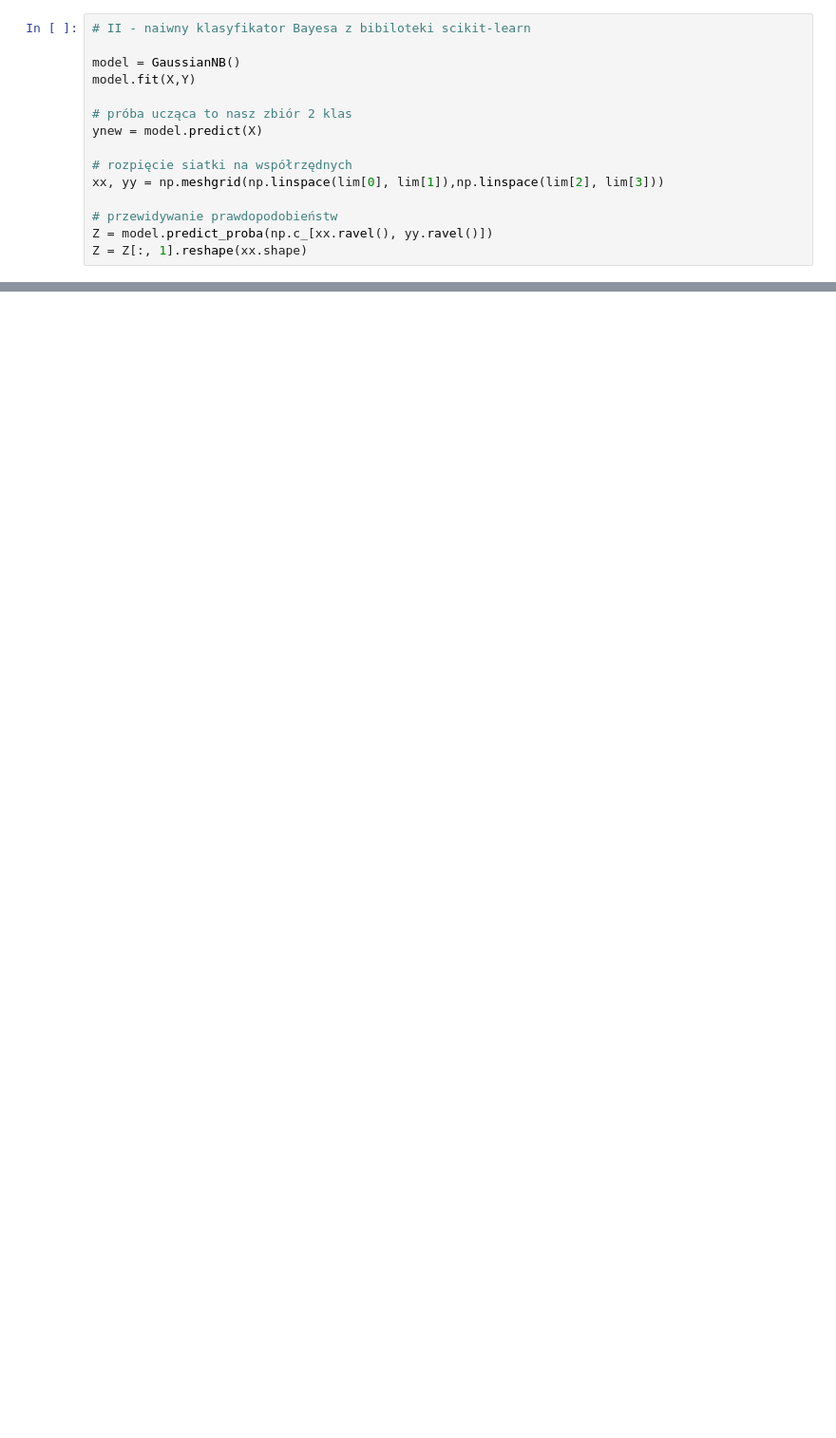
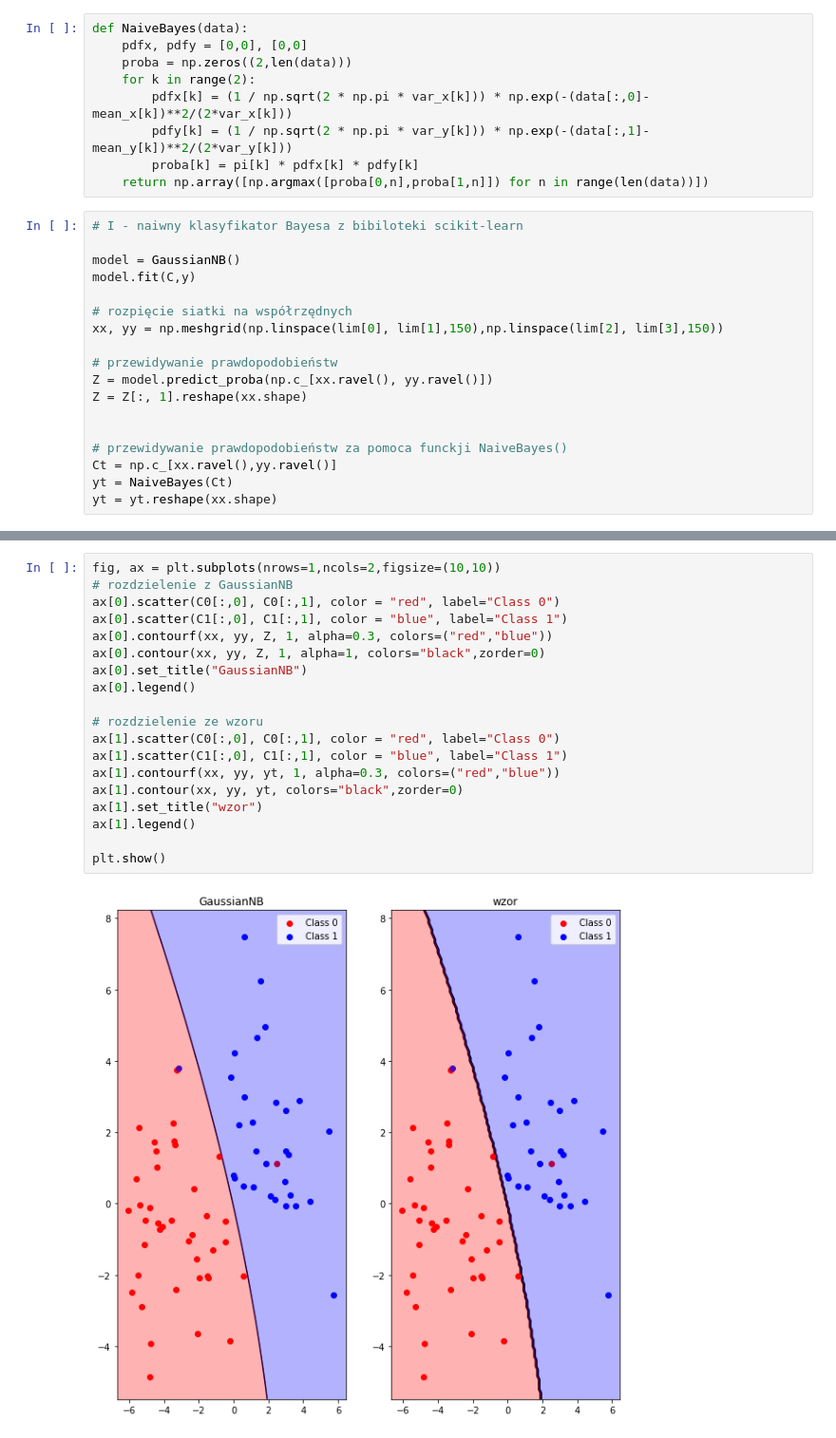
Before and after one commit to psrubing/LSED, a Jupyter notebook: lab1/lab1.ipynb, the cells around one changed output, grey strips where cells are left out. Shown at 95% size. Saved outputs shown, nothing was run; the diff lists cells and outputs as text; blank space fills up the shorter version.

```diff
--- a/lab1/lab1.ipynb
+++ b/lab1/lab1.ipynb
@@ -70,15 +58,27 @@ A = -a[0] / a[1]
+# %%
+def NaiveBayes(data):
+    pdfx, pdfy = [0,0], [0,0]
+    proba = np.zeros((2,len(data)))
+    for k in range(2):
+        pdfx[k] = (1 / np.sqrt(2 * np.pi * var_x[k])) * np.exp(-(data[:,0]-mean_x[k])**2/(2*var_x[k]))
+        pdfy[k] = (1 / np.sqrt(2 * np.pi * var_y[k])) * np.exp(-(data[:,1]-mean_y[k])**2/(2*var_y[k]))
+        proba[k] = pi[k] * pdfx[k] * pdfy[k]
+    return np.array([np.argmax([proba[0,n],proba[1,n]]) for n in range(len(data))])
 # %%
-# II - naiwny klasyfikator Bayesa z bibiloteki scikit-learn
+# I - naiwny klasyfikator Bayesa z bibiloteki scikit-learn
 
 model = GaussianNB()
-model.fit(X,Y)
-
-# próba ucząca to nasz zbiór 2 klas
-ynew = model.predict(X)
+model.fit(C,y)
 
 # rozpięcie siatki na współrzędnych
-xx, yy = np.meshgrid(np.linspace(lim[0], lim[1]),np.linspace(lim[2], lim[3]))
+xx, yy = np.meshgrid(np.linspace(lim[0], lim[1],150),np.linspace(lim[2], lim[3],150))
 
 # przewidywanie prawdopodobieństw
 Z = model.predict_proba(np.c_[xx.ravel(), yy.ravel()])
 Z = Z[:, 1].reshape(xx.shape)
+
+
+# przewidywanie prawdopodobieństw za pomoca funckji NaiveBayes()
+Ct = np.c_[xx.ravel(),yy.ravel()]
+yt = NaiveBayes(Ct)
+yt = yt.reshape(xx.shape)
@@ -107,0 +85,21 @@ plt.show()
+# %%
+fig, ax = plt.subplots(nrows=1,ncols=2,figsize=(10,10))
+# rozdzielenie z GaussianNB
+ax[0].scatter(C0[:,0], C0[:,1], color = "red", label="Class 0")
+ax[0].scatter(C1[:,0], C1[:,1], color = "blue", label="Class 1")
+ax[0].contourf(xx, yy, Z, 1, alpha=0.3, colors=("red","blue"))
+ax[0].contour(xx, yy, Z, 1, alpha=1, colors="black",zorder=0)
+ax[0].set_title("GaussianNB")
+ax[0].legend()
+
+# rozdzielenie ze wzoru
+ax[1].scatter(C0[:,0], C0[:,1], color = "red", label="Class 0")
+ax[1].scatter(C1[:,0], C1[:,1], color = "blue", label="Class 1")
+ax[1].contourf(xx, yy, yt, 1, alpha=0.3, colors=("red","blue"))
+ax[1].contour(xx, yy, yt, colors="black",zorder=0)
+ax[1].set_title("wzor")
+ax[1].legend()
+
+plt.show()
+# %% [output]
+[figure, added]
```
Also changed, not shown: parts of 10 cells of this notebook, 2 other files.
